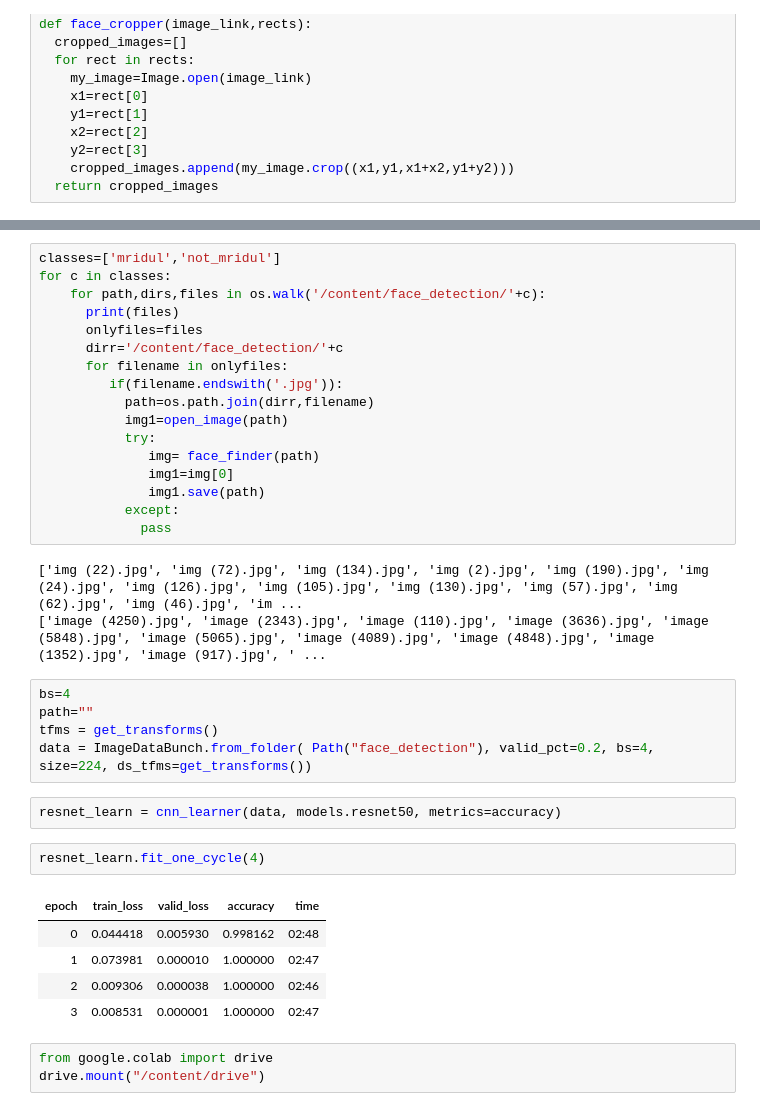
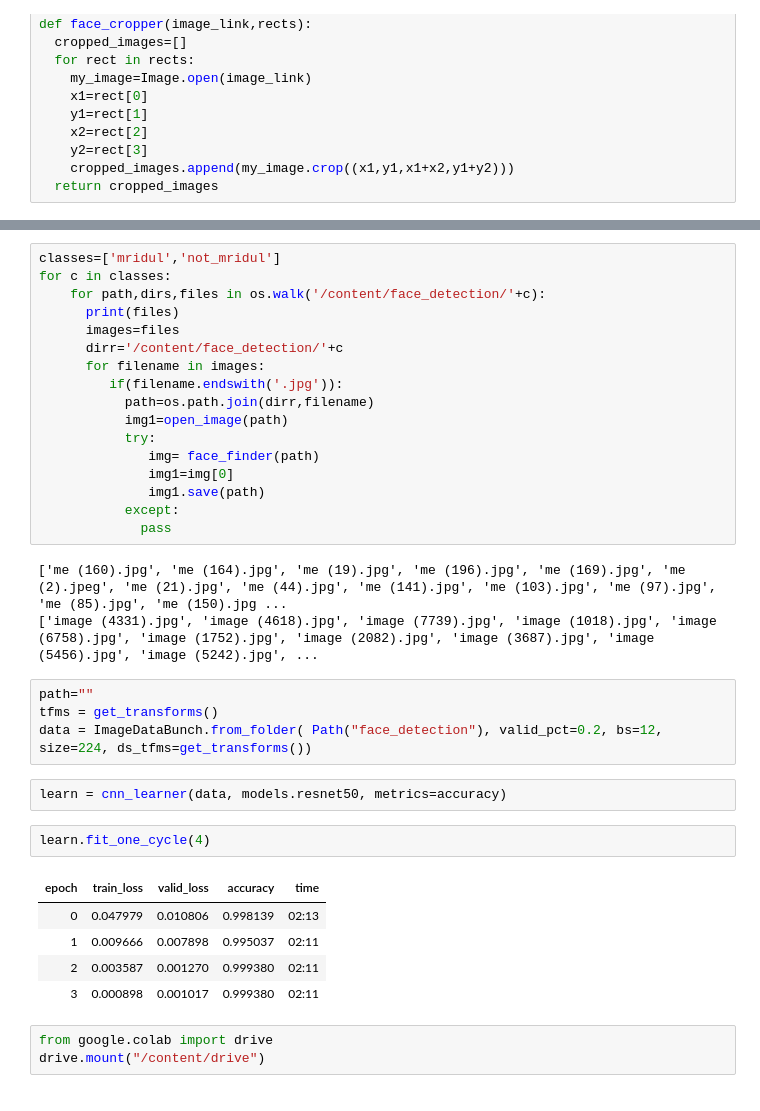
Before and after one commit to mridul-netizen/face_detection, a Jupyter notebook: Training_the_model.ipynb, the cells around one changed output, grey strips where cells are left out. Saved outputs shown, nothing was run; the diff lists cells and outputs as text.

```diff
--- a/Training_the_model.ipynb
+++ b/Training_the_model.ipynb
@@ -76,9 +108,9 @@ classes=['mridul','not_mridul']
 for c in classes:
     for path,dirs,files in os.walk('/content/face_detection/'+c):
       print(files)
-      onlyfiles=files
+      images=files
       dirr='/content/face_detection/'+c
-      for filename in onlyfiles:
+      for filename in images:
          if(filename.endswith('.jpg')):
            path=os.path.join(dirr,filename)
            img1=open_image(path)
@@ -89,23 +121,22 @@ for c in classes:
            except:
              pass
 # %% [output]
-['img (22).jpg', 'img (72).jpg', 'img (134).jpg', 'img (2).jpg', 'img (190).jpg', 'img (24).jpg', 'img (126).jpg', 'img (105).jpg', 'img (130).jpg', 'img (57).jpg', 'img (62).jpg', 'img (46).jpg', 'im ...
-['image (4250).jpg', 'image (2343).jpg', 'image (110).jpg', 'image (3636).jpg', 'image (5848).jpg', 'image (5065).jpg', 'image (4089).jpg', 'image (4848).jpg', 'image (1352).jpg', 'image (917).jpg', ' ...
+['me (160).jpg', 'me (164).jpg', 'me (19).jpg', 'me (196).jpg', 'me (169).jpg', 'me (2).jpeg', 'me (21).jpg', 'me (44).jpg', 'me (141).jpg', 'me (103).jpg', 'me (97).jpg', 'me (85).jpg', 'me (150).jpg ...
+['image (4331).jpg', 'image (4618).jpg', 'image (7739).jpg', 'image (1018).jpg', 'image (6758).jpg', 'image (1752).jpg', 'image (2082).jpg', 'image (3687).jpg', 'image (5456).jpg', 'image (5242).jpg', ...
 # %%
-bs=4
 path=""
 tfms = get_transforms()
-data = ImageDataBunch.from_folder( Path("face_detection"), valid_pct=0.2, bs=4, size=224, ds_tfms=get_transforms())
+data = ImageDataBunch.from_folder( Path("face_detection"), valid_pct=0.2, bs=12, size=224, ds_tfms=get_transforms())
 # %%
-resnet_learn = cnn_learner(data, models.resnet50, metrics=accuracy)
+learn = cnn_learner(data, models.resnet50, metrics=accuracy)
 # %%
-resnet_learn.fit_one_cycle(4)
+learn.fit_one_cycle(4)
 # %% [output]
 | epoch | train_loss | valid_loss | accuracy | time |
-| 0 | 0.044418 | 0.005930 | 0.998162 | 02:48 |
-| 1 | 0.073981 | 0.000010 | 1.000000 | 02:47 |
-| 2 | 0.009306 | 0.000038 | 1.000000 | 02:46 |
-| 3 | 0.008531 | 0.000001 | 1.000000 | 02:47 |
+| 0 | 0.047979 | 0.010806 | 0.998139 | 02:13 |
+| 1 | 0.009666 | 0.007898 | 0.995037 | 02:11 |
+| 2 | 0.003587 | 0.001270 | 0.999380 | 02:11 |
+| 3 | 0.000898 | 0.001017 | 0.999380 | 02:11 |
 # %%
 from google.colab import drive
 drive.mount("/content/drive")
```
Also changed, not shown: parts of 9 cells of this notebook.
